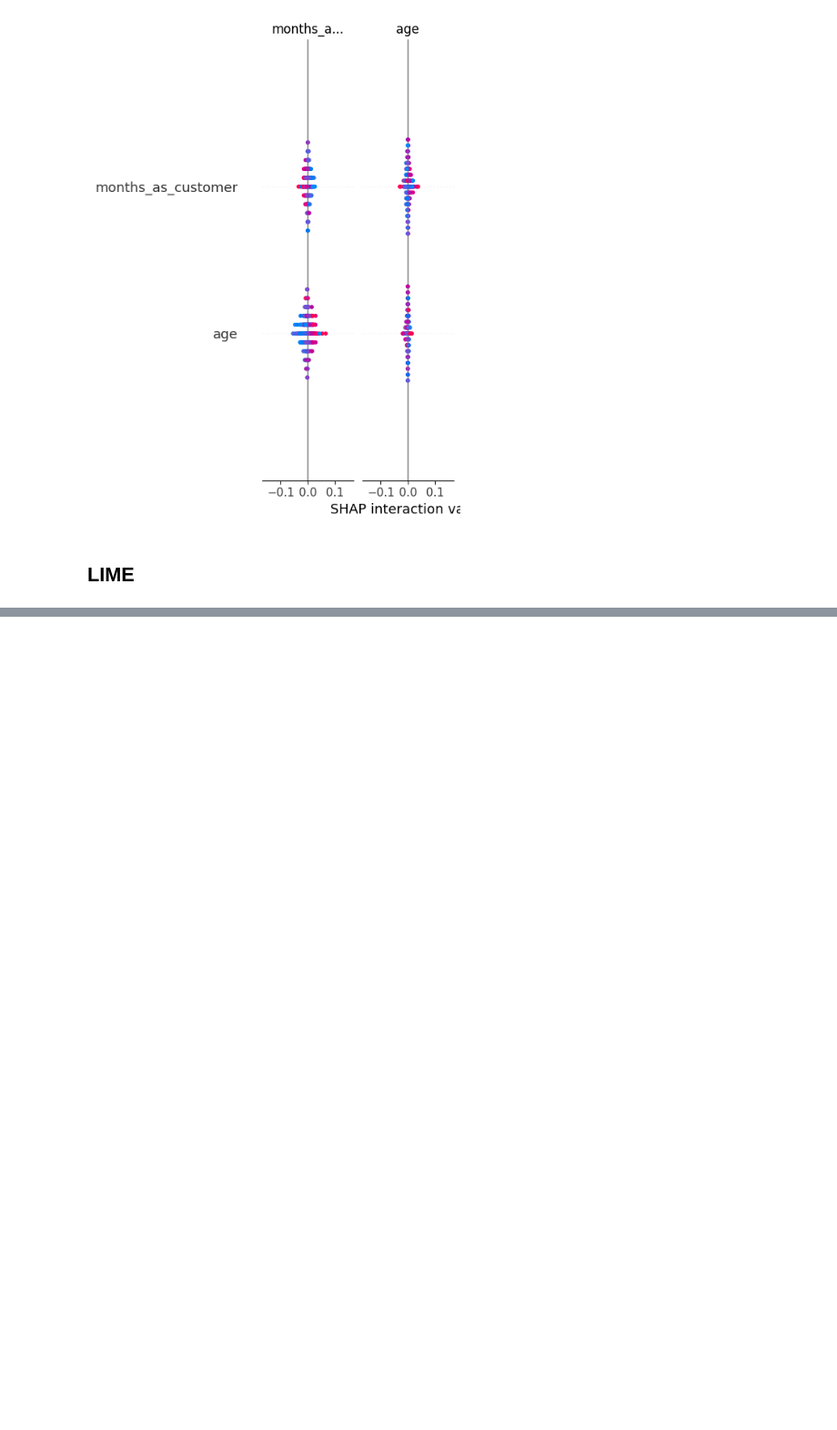
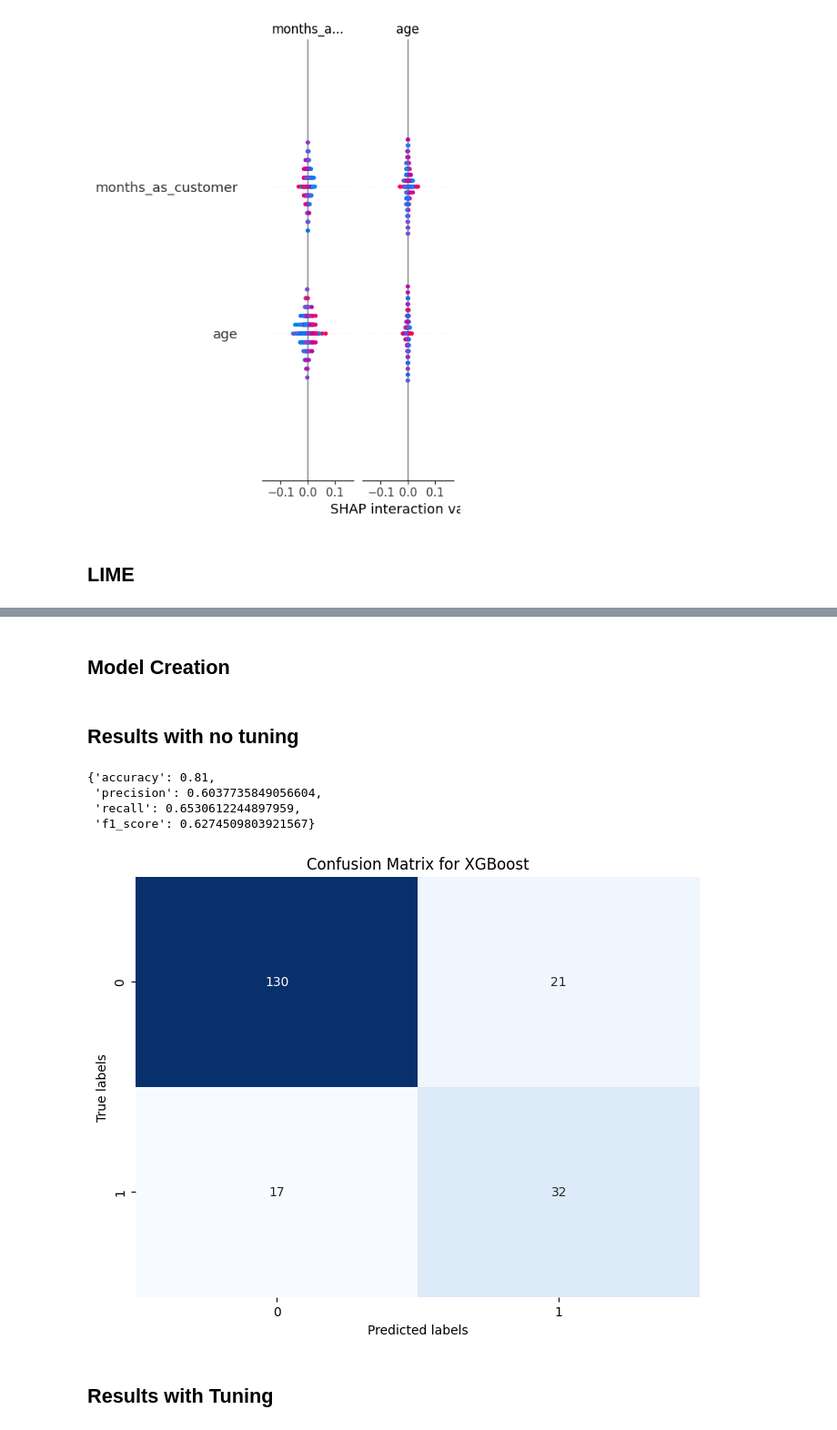
Before and after one commit to kevinchs0808/DSA4263-Project, a Jupyter notebook: main.ipynb, the cells around one changed output, grey strips where cells are left out. Shown: that part at 91% size. Saved outputs shown, nothing was run; the diff lists cells and outputs as text; code cells hidden in the pictures; blank space fills up the shorter version.

```diff
--- a/main.ipynb
+++ b/main.ipynb
@@ -119,0 +204,7 @@ modelling_pipeline.lime_explanation(model_name="Random_Forest", chosen_index=0,
+# %%
+# Format the data into categorical type
+
+cate_cols = parameters.cate_cols
+
+X_train_xgb[cate_cols] = X_train_xgb[cate_cols].astype("category")
+X_test_xgb[cate_cols] = X_test_xgb[cate_cols].astype("category")
@@ -119,0 +231,34 @@ modelling_pipeline.lime_explanation(model_name="Random_Forest", chosen_index=0,
+# %% [markdown]
+## Model Creation
+# %%
+xgb_static_params = {
+    "enable_categorical": True # Enable categorical data
+}
+# %%
+from xgboost import XGBClassifier
+xgb_model = models.IndividualModel(
+    model_func = XGBClassifier,
+    param_info = parameters.XGB_INFORMATION,
+    X_train = X_train_xgb,
+    X_test = X_test_xgb,
+    y_train = y_train_xgb,
+    y_test = y_test_xgb,
+    static_params = xgb_static_params
+    )
+# %% [markdown]
+## Results with no tuning
+# %%
+xgb_model.train_predict()
+
+xgb_model.evaluate()
+# %% [output]
+{'accuracy': 0.81,
+ 'precision': 0.6037735849056604,
+ 'recall': 0.6530612244897959,
+ 'f1_score': 0.6274509803921567}
+# %%
+cm_xgb_base = xgb_model.plot_confusion_matrix()
+# %% [output]
+[figure, added]
+# %% [markdown]
+## Results with Tuning
```
Also changed, not shown: parts of 29 cells of this notebook, 6 other files.
